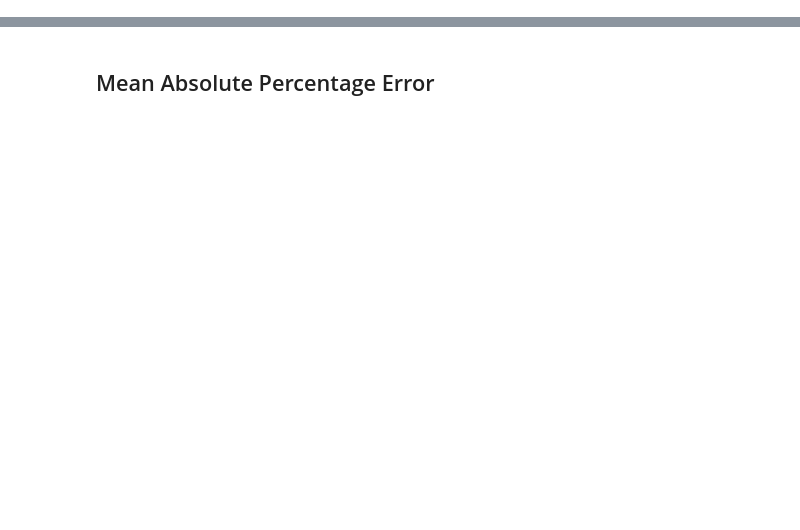
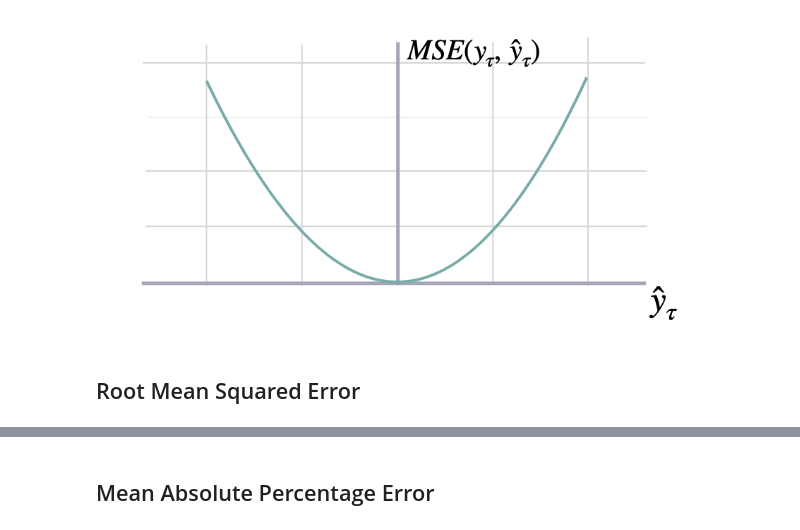
Before and after one commit to Nixtla/neuralforecast, a Jupyter notebook: nbs/losses__pytorch.ipynb, the cells around one changed output, grey strips where cells are left out. Drawn from its saved outputs; the diff is of its cells as text; code cells hidden in the pictures; blank space fills up the shorter version.

```diff
--- a/nbs/losses__pytorch.ipynb
+++ b/nbs/losses__pytorch.ipynb
@@ -23,0 +114,8 @@ def _divide_no_nan(a, b):
+# %%
+#hide_input
+mse_image = Image(filename='loss_imgs/mse_loss.png', width=WIDTH, height=HEIGHT)
+mse_image
+# %% [output]
+[figure, added]
+# %% [markdown]
+## Root Mean Squared Error
```
Also changed, not shown: parts of 43 cells of this notebook, 10 other files.
